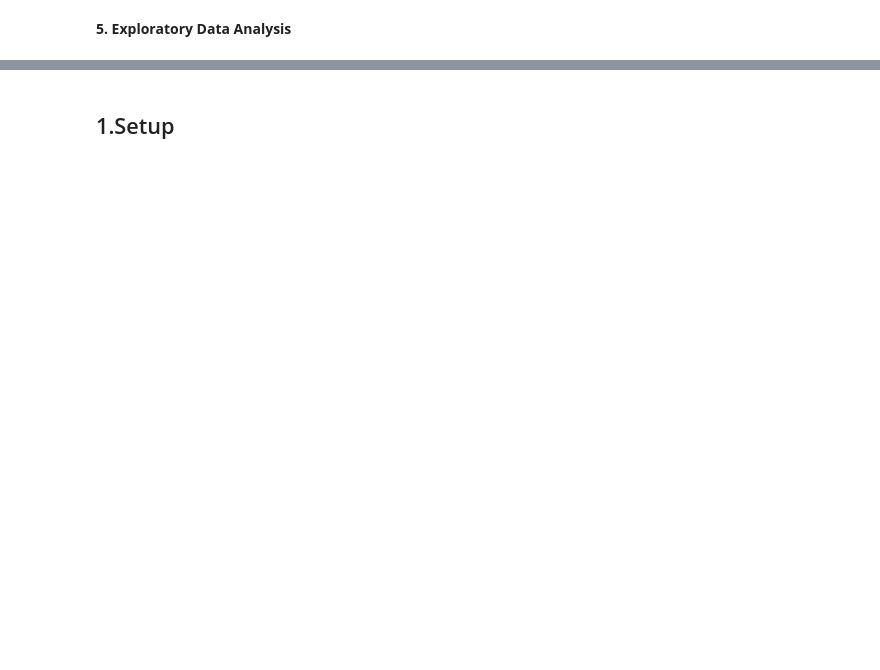
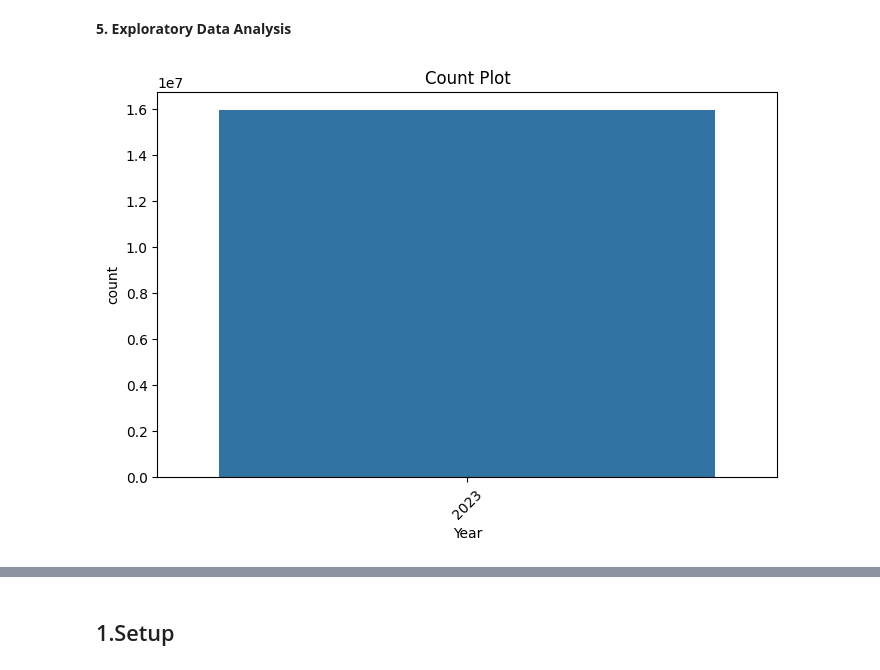
Before and after one commit to cara-jvr/mit-805-group-project, a Jupyter notebook: notebooks/Group12_01_Data_exploration.ipynb, the cells around one changed output, grey strips where cells are left out. Saved outputs shown, nothing was run; the diff lists cells and outputs as text; code cells hidden in the pictures; blank space fills up the shorter version.

```diff
--- a/notebooks/Group12_01_Data_exploration.ipynb
+++ b/notebooks/Group12_01_Data_exploration.ipynb
@@ -264,18 +259,17 @@ df_seconds.filter((col("absolute_diff")) >1).limit(5).show()
 # %%
 # removing more incorrect trip times
-df = df.filter((col("absolute_diff")) <=1)
+df_dedup = df_dedup.filter((col("absolute_diff")) <=1)
+# %%
+# base passenger fare must also be positive
+df_dedup = df_dedup.filter(col("base_passenger_fare") > 0)
 # %%
 # outliers (Using Interquartile Range method)
 def IQR_outlier_removal(df, column_name):
-  quantiles = df.approxQuantile(column_name, [0.25, 0.75], 0.0)
-  q1 = quantiles[0]
-  q3 = quantiles[1]
+  q1, q3 = df.approxQuantile(column_name, [0.25, 0.75], 0.05)
   iqr = q3 - q1
   lower_val = q1 - 1.5 * iqr
   upper_val = q3 + 1.5 * iqr
   clean_df = df.filter((col(column_name) >= lower_val) & (col(column_name) <= upper_val))
   return clean_df
 
-df_clean1 = IQR_outlier_removal(df, "trip_time")
-df_clean2 = IQR_outlier_removal(df_clean1, "trip_miles")
-df_clean2.count()
+df_clean1 = IQR_outlier_removal(df_dedup, "trip_time")
@@ -308,7 +324,7 @@ DOLocation_counts.orderBy(F.col("count").asc()).show(10)
 # %%
 # check for operational time bias
-df_clean = df.withColumn("Year", F.year("pickup_datetime")) \
+df_clean2 = df_clean2.withColumn("Year", F.year("pickup_datetime")) \
               .withColumn("Month", F.month("pickup_datetime")) \
               .withColumn("Day", F.dayofmonth("pickup_datetime")) \
-              .withColumn("weekday_name", F.date_format("pickup_datetime", "EEEE")) \
-              .withColumn("period", F.date_format("pickup_datetime", "a"))
+              .withColumn("Hour", F.hour("pickup_datetime")) \
+              .withColumn("weekday_name", F.date_format("pickup_datetime", "EEEE"))
@@ -336,10 +354,12 @@ df.groupBy("weekday_name").count().orderBy("count", ascending=False).show()
 # %%
-Year_df = df_clean.groupBy("Year").count().toPandas()
+Year_df = df_clean2.groupBy("Year").count().toPandas()
 
 
 plt.figure(figsize=(8, 5))
-sns.barplot(x="Year", y="Count", data=Year_df)
+sns.barplot(x="Year", y="count", data=Year_df)
 plt.title("Count Plot")
 plt.xticks(rotation=45)
 plt.show()
+# %% [output]
+[figure, added]
 # %%
```
Also changed, not shown: parts of 36 cells of this notebook.
